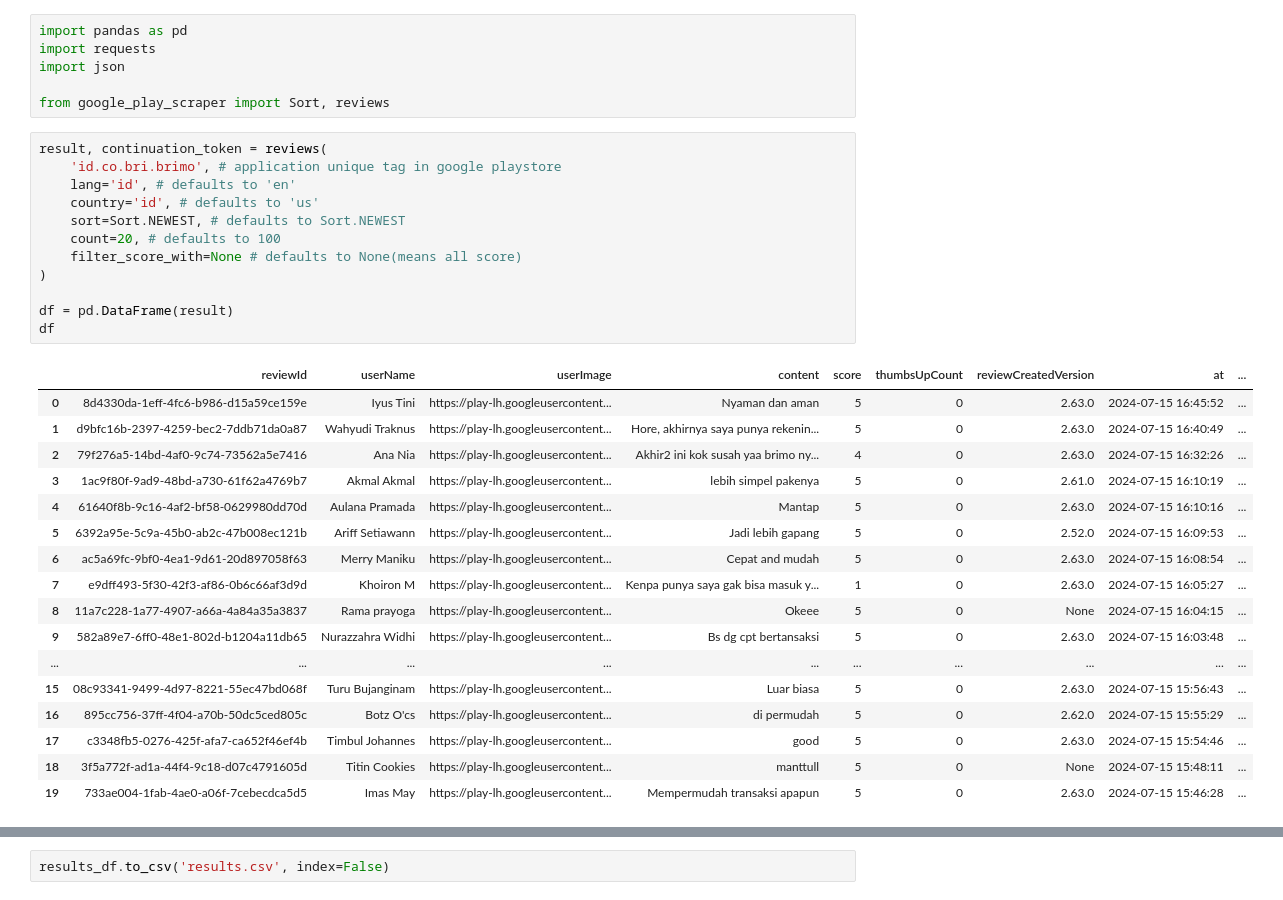
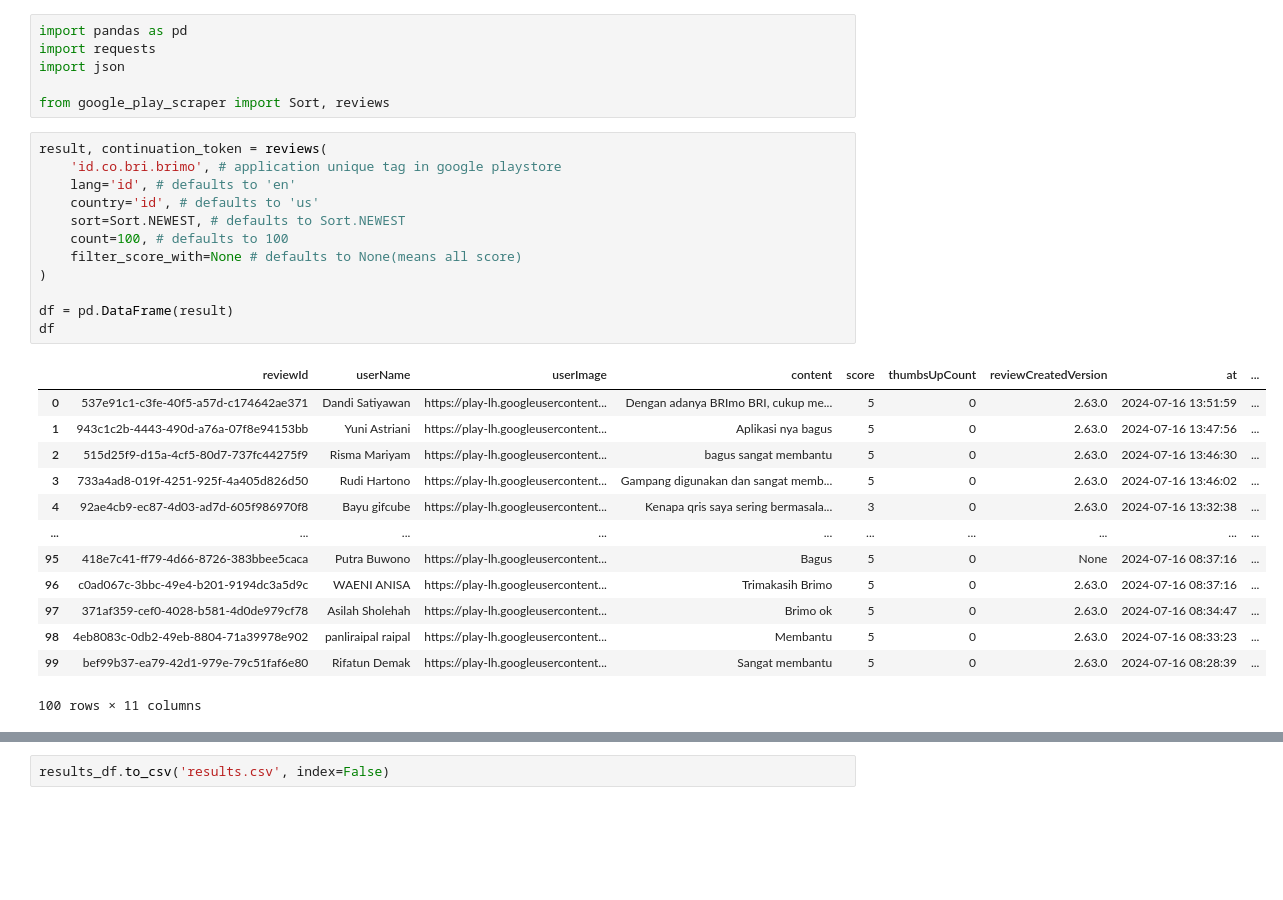
Before and after one commit to apricitea/brimo-sentiment, a Jupyter notebook: brimo_sentiment/sentiment-analysis-brimo.ipynb, the cells around one changed output, grey strips where cells are left out. Saved outputs shown, nothing was run; the diff lists cells and outputs as text; blank space fills up the shorter version.

```diff
--- a/brimo_sentiment/sentiment-analysis-brimo.ipynb
+++ b/brimo_sentiment/sentiment-analysis-brimo.ipynb
@@ -7,33 +7,29 @@ from google_play_scraper import Sort, reviews
 # %%
 result, continuation_token = reviews(
     'id.co.bri.brimo', # application unique tag in google playstore
     lang='id', # defaults to 'en'
     country='id', # defaults to 'us'
     sort=Sort.NEWEST, # defaults to Sort.NEWEST
-    count=20, # defaults to 100
+    count=100, # defaults to 100
     filter_score_with=None # defaults to None(means all score)
 )
 
 df = pd.DataFrame(result)
 df
 # %% [output]
 |  | reviewId | userName | userImage | content | score | thumbsUpCount | reviewCreatedVersion | at | ... |
-| 0 | 8d4330da-1eff-4fc6-b986-d15a59ce159e | Iyus Tini | https://play-lh.googleusercontent... | Nyaman dan aman | 5 | 0 | 2.63.0 | 2024-07-15 16:45:52 | ... |
-| 1 | d9bfc16b-2397-4259-bec2-7ddb71da0a87 | Wahyudi Traknus | https://play-lh.googleusercontent... | Hore, akhirnya saya punya rekenin... | 5 | 0 | 2.63.0 | 2024-07-15 16:40:49 | ... |
-| 2 | 79f276a5-14bd-4af0-9c74-73562a5e7416 | Ana Nia | https://play-lh.googleusercontent... | Akhir2 ini kok susah yaa brimo ny... | 4 | 0 | 2.63.0 | 2024-07-15 16:32:26 | ... |
-| 3 | 1ac9f80f-9ad9-48bd-a730-61f62a4769b7 | Akmal Akmal | https://play-lh.googleusercontent... | lebih simpel pakenya | 5 | 0 | 2.61.0 | 2024-07-15 16:10:19 | ... |
-| 4 | 61640f8b-9c16-4af2-bf58-0629980dd70d | Aulana Pramada | https://play-lh.googleusercontent... | Mantap | 5 | 0 | 2.63.0 | 2024-07-15 16:10:16 | ... |
-| 5 | 6392a95e-5c9a-45b0-ab2c-47b008ec121b | Ariff Setiawann | https://play-lh.googleusercontent... | Jadi lebih gapang | 5 | 0 | 2.52.0 | 2024-07-15 16:09:53 | ... |
-| 6 | ac5a69fc-9bf0-4ea1-9d61-20d897058f63 | Merry Maniku | https://play-lh.googleusercontent... | Cepat and mudah | 5 | 0 | 2.63.0 | 2024-07-15 16:08:54 | ... |
-| 7 | e9dff493-5f30-42f3-af86-0b6c66af3d9d | Khoiron M | https://play-lh.googleusercontent... | Kenpa punya saya gak bisa masuk y... | 1 | 0 | 2.63.0 | 2024-07-15 16:05:27 | ... |
-| 8 | 11a7c228-1a77-4907-a66a-4a84a35a3837 | Rama prayoga | https://play-lh.googleusercontent... | Okeee | 5 | 0 | None | 2024-07-15 16:04:15 | ... |
-| 9 | 582a89e7-6ff0-48e1-802d-b1204a11db65 | Nurazzahra Widhi | https://play-lh.googleusercontent... | Bs dg cpt bertansaksi | 5 | 0 | 2.63.0 | 2024-07-15 16:03:48 | ... |
+| 0 | 537e91c1-c3fe-40f5-a57d-c174642ae371 | Dandi Satiyawan | https://play-lh.googleusercontent... | Dengan adanya BRImo BRI, cukup me... | 5 | 0 | 2.63.0 | 2024-07-16 13:51:59 | ... |
+| 1 | 943c1c2b-4443-490d-a76a-07f8e94153bb | Yuni Astriani | https://play-lh.googleusercontent... | Aplikasi nya bagus | 5 | 0 | 2.63.0 | 2024-07-16 13:47:56 | ... |
+| 2 | 515d25f9-d15a-4cf5-80d7-737fc44275f9 | Risma Mariyam | https://play-lh.googleusercontent... | bagus sangat membantu | 5 | 0 | 2.63.0 | 2024-07-16 13:46:30 | ... |
+| 3 | 733a4ad8-019f-4251-925f-4a405d826d50 | Rudi Hartono | https://play-lh.googleusercontent... | Gampang digunakan dan sangat memb... | 5 | 0 | 2.63.0 | 2024-07-16 13:46:02 | ... |
+| 4 | 92ae4cb9-ec87-4d03-ad7d-605f986970f8 | Bayu gifcube | https://play-lh.googleusercontent... | Kenapa qris saya sering bermasala... | 3 | 0 | 2.63.0 | 2024-07-16 13:32:38 | ... |
 | ... | ... | ... | ... | ... | ... | ... | ... | ... | ... |
-| 15 | 08c93341-9499-4d97-8221-55ec47bd068f | Turu Bujanginam | https://play-lh.googleusercontent... | Luar biasa | 5 | 0 | 2.63.0 | 2024-07-15 15:56:43 | ... |
-| 16 | 895cc756-37ff-4f04-a70b-50dc5ced805c | Botz O'cs | https://play-lh.googleusercontent... | di permudah | 5 | 0 | 2.62.0 | 2024-07-15 15:55:29 | ... |
-| 17 | c3348fb5-0276-425f-afa7-ca652f46ef4b | Timbul Johannes | https://play-lh.googleusercontent... | good | 5 | 0 | 2.63.0 | 2024-07-15 15:54:46 | ... |
-| 18 | 3f5a772f-ad1a-44f4-9c18-d07c4791605d | Titin Cookies | https://play-lh.googleusercontent... | manttull | 5 | 0 | None | 2024-07-15 15:48:11 | ... |
-| 19 | 733ae004-1fab-4ae0-a06f-7cebecdca5d5 | Imas May | https://play-lh.googleusercontent... | Mempermudah transaksi apapun | 5 | 0 | 2.63.0 | 2024-07-15 15:46:28 | ... |
+| 95 | 418e7c41-ff79-4d66-8726-383bbee5caca | Putra Buwono | https://play-lh.googleusercontent... | Bagus | 5 | 0 | None | 2024-07-16 08:37:16 | ... |
+| 96 | c0ad067c-3bbc-49e4-b201-9194dc3a5d9c | WAENI ANISA | https://play-lh.googleusercontent... | Trimakasih Brimo | 5 | 0 | 2.63.0 | 2024-07-16 08:37:16 | ... |
+| 97 | 371af359-cef0-4028-b581-4d0de979cf78 | Asilah Sholehah | https://play-lh.googleusercontent... | Brimo ok | 5 | 0 | 2.63.0 | 2024-07-16 08:34:47 | ... |
+| 98 | 4eb8083c-0db2-49eb-8804-71a39978e902 | panliraipal raipal | https://play-lh.googleusercontent... | Membantu | 5 | 0 | 2.63.0 | 2024-07-16 08:33:23 | ... |
+| 99 | bef99b37-ea79-42d1-979e-79c51faf6e80 | Rifatun Demak | https://play-lh.googleusercontent... | Sangat membantu | 5 | 0 | 2.63.0 | 2024-07-16 08:28:39 | ... |
+100 rows × 11 columns
 # %%
 def review_analyze(text):
     payload = {
```
Also changed, not shown: parts of 9 cells of this notebook, 5 other files.
